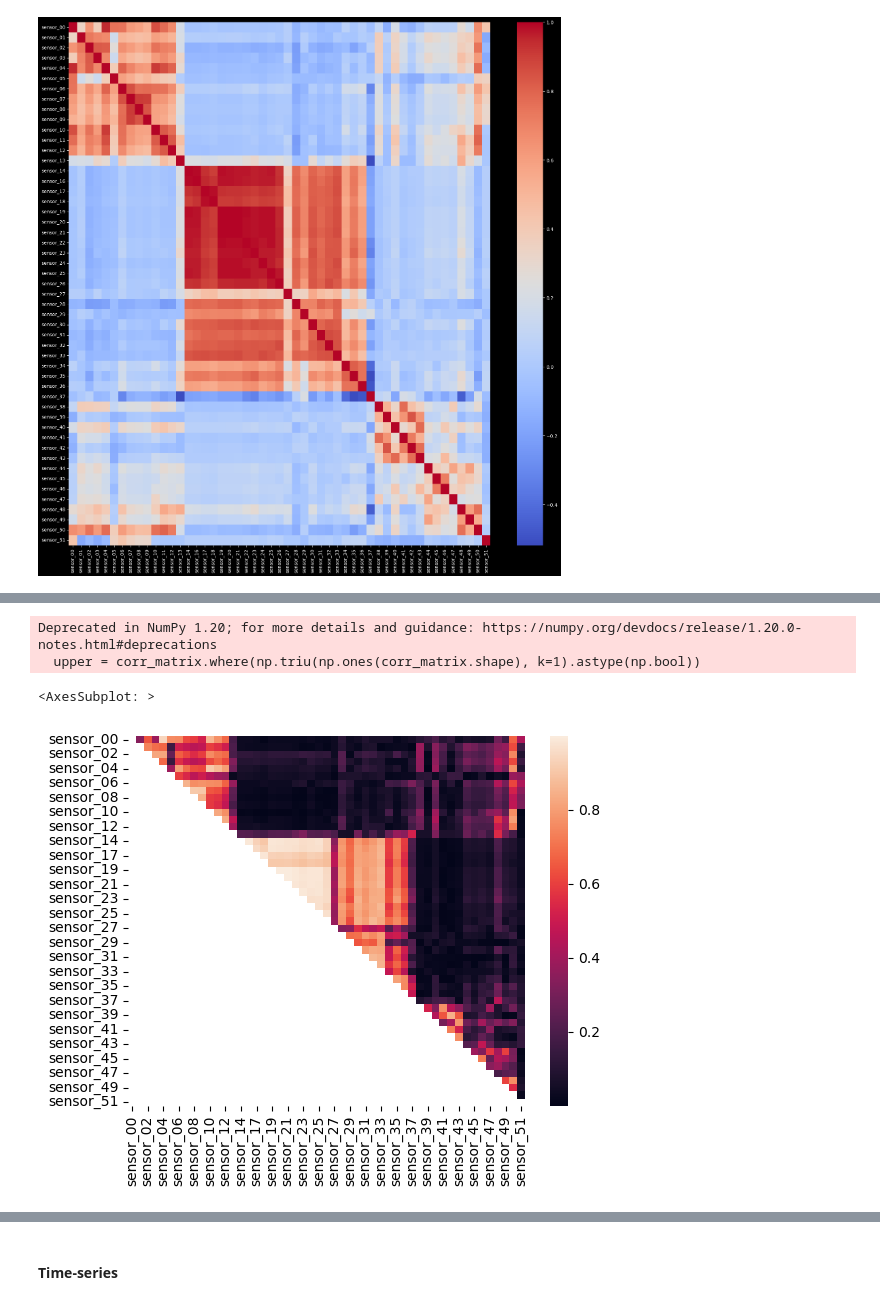
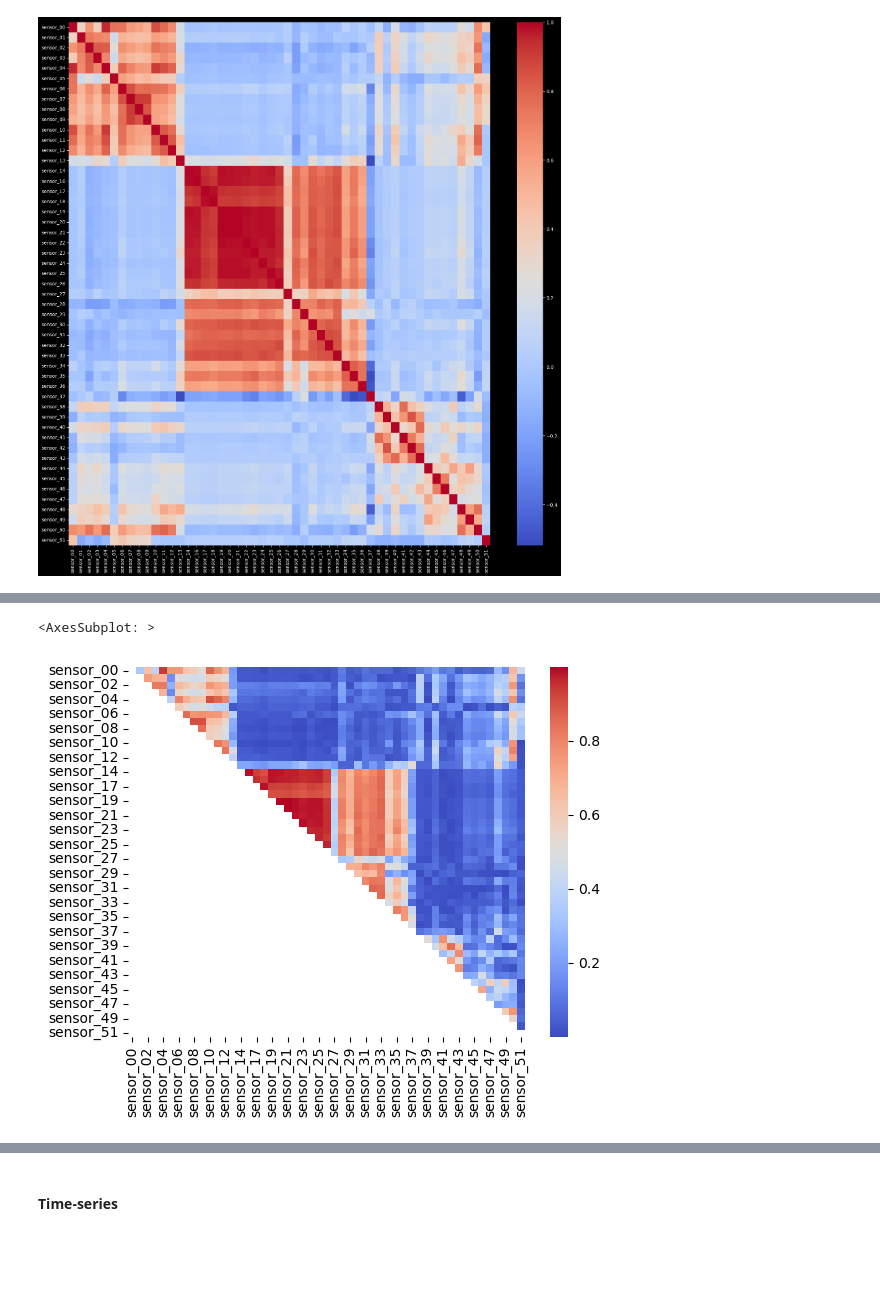
Before and after one commit to piotr-druzdzel/LSTM-for-Time-Series-Sensor-Data, a Jupyter notebook: main.ipynb, the cells around one changed output, grey strips where cells are left out. Cells and saved outputs as stored; diff of their text form; code cells hidden in the pictures; blank space fills up the shorter version.

```diff
--- a/main.ipynb
+++ b/main.ipynb
@@ -155,11 +213,9 @@ sns.heatmap(corr_matrix)
 # %%
 # Select upper triangle of correlation matrix
-upper = corr_matrix.where(np.triu(np.ones(corr_matrix.shape), k=1).astype(np.bool))
-sns.heatmap(upper)
+upper = corr_matrix.where(np.triu(np.ones(corr_matrix.shape), k=1).astype(bool)) # k=1 above main diagonal
+sns.heatmap(upper, cmap='coolwarm')
 # %% [output]
-Deprecated in NumPy 1.20; for more details and guidance: https://numpy.org/devdocs/release/1.20.0-notes.html#deprecations
-  upper = corr_matrix.where(np.triu(np.ones(corr_matrix.shape), k=1).astype(np.bool))
+<AxesSubplot: >
-<AxesSubplot: >
-[figure, old version]
+[figure, new version]
 # %%
 # Find features with correlation greater than 0.95
```
Also changed, not shown: parts of 13 cells of this notebook.
